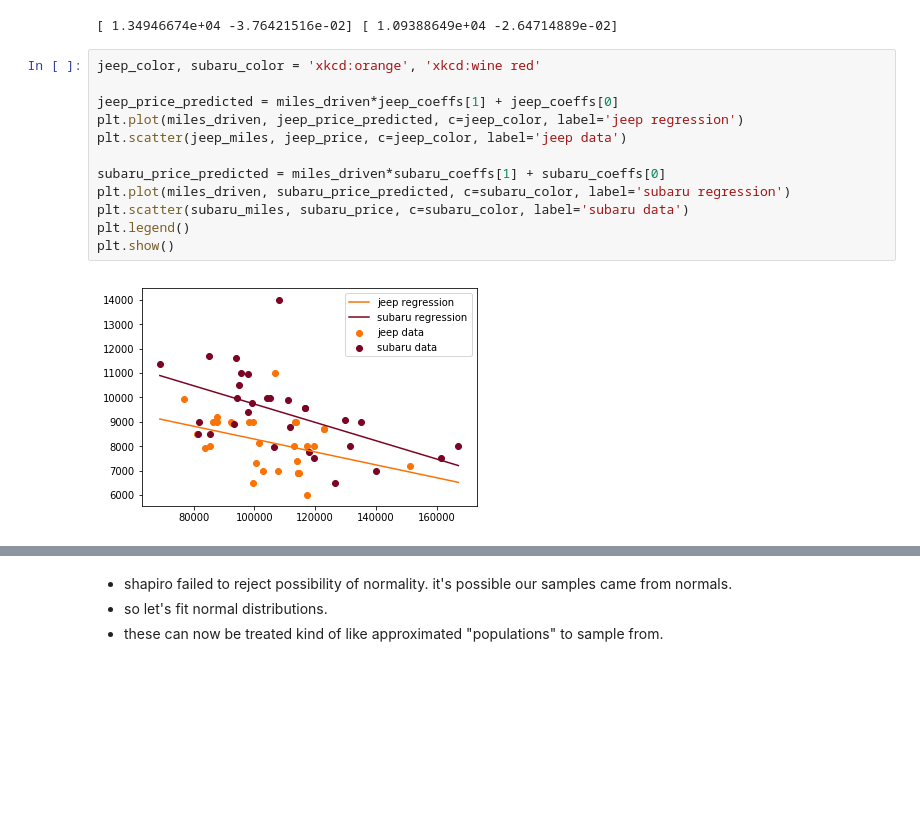
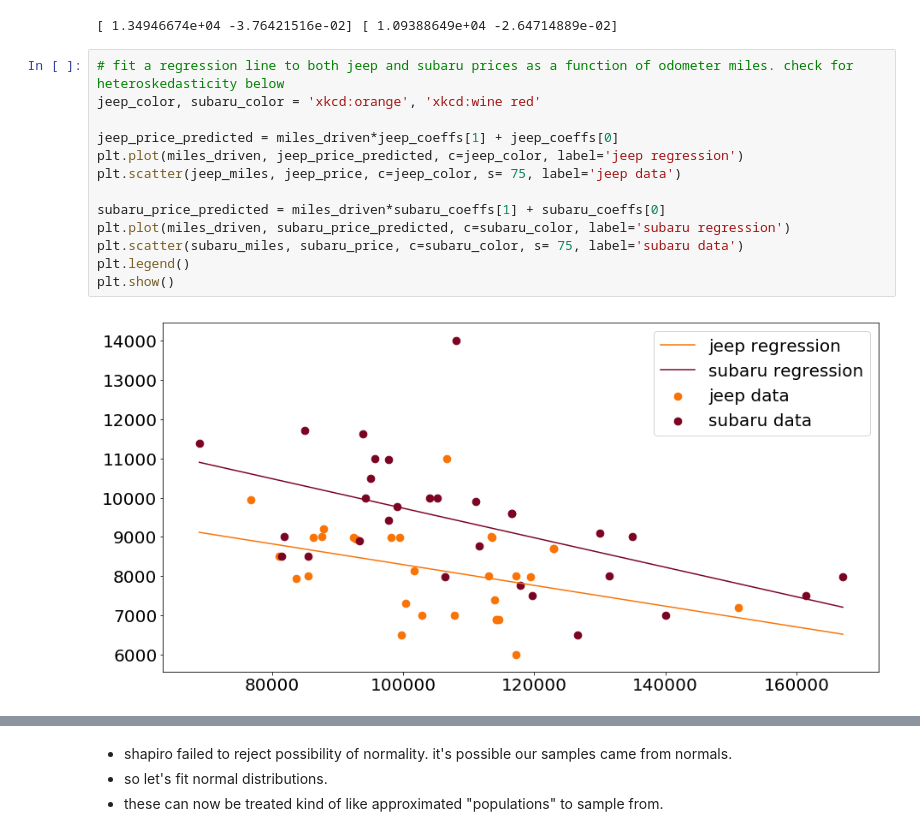
Before and after one commit to djdebonis/jeep_subaru, a Jupyter notebook: jeepsubaruanalysis.ipynb, the cells around one changed output, grey strips where cells are left out. Drawn from its saved outputs; the diff is of its cells as text; blank space fills up the shorter version.

```diff
--- a/jeepsubaruanalysis.ipynb
+++ b/jeepsubaruanalysis.ipynb
@@ -213,16 +213,17 @@ print(subaru_coeffs, jeep_coeffs)
 # %% [output]
 [ 1.34946674e+04 -3.76421516e-02] [ 1.09388649e+04 -2.64714889e-02]
 # %%
+# fit a regression line to both jeep and subaru prices as a function of odometer miles. check for heteroskedasticity below
 jeep_color, subaru_color = 'xkcd:orange', 'xkcd:wine red'
 
 jeep_price_predicted = miles_driven*jeep_coeffs[1] + jeep_coeffs[0]
 plt.plot(miles_driven, jeep_price_predicted, c=jeep_color, label='jeep regression')
-plt.scatter(jeep_miles, jeep_price, c=jeep_color, label='jeep data')
+plt.scatter(jeep_miles, jeep_price, c=jeep_color, s= 75, label='jeep data')
 
 subaru_price_predicted = miles_driven*subaru_coeffs[1] + subaru_coeffs[0]
 plt.plot(miles_driven, subaru_price_predicted, c=subaru_color, label='subaru regression')
-plt.scatter(subaru_miles, subaru_price, c=subaru_color, label='subaru data')
+plt.scatter(subaru_miles, subaru_price, c=subaru_color, s= 75, label='subaru data')
 plt.legend()
 plt.show()
 # %% [output]
-[figure, old version]
+[figure, new version]
```
Also changed, not shown: parts of 16 cells of this notebook.
